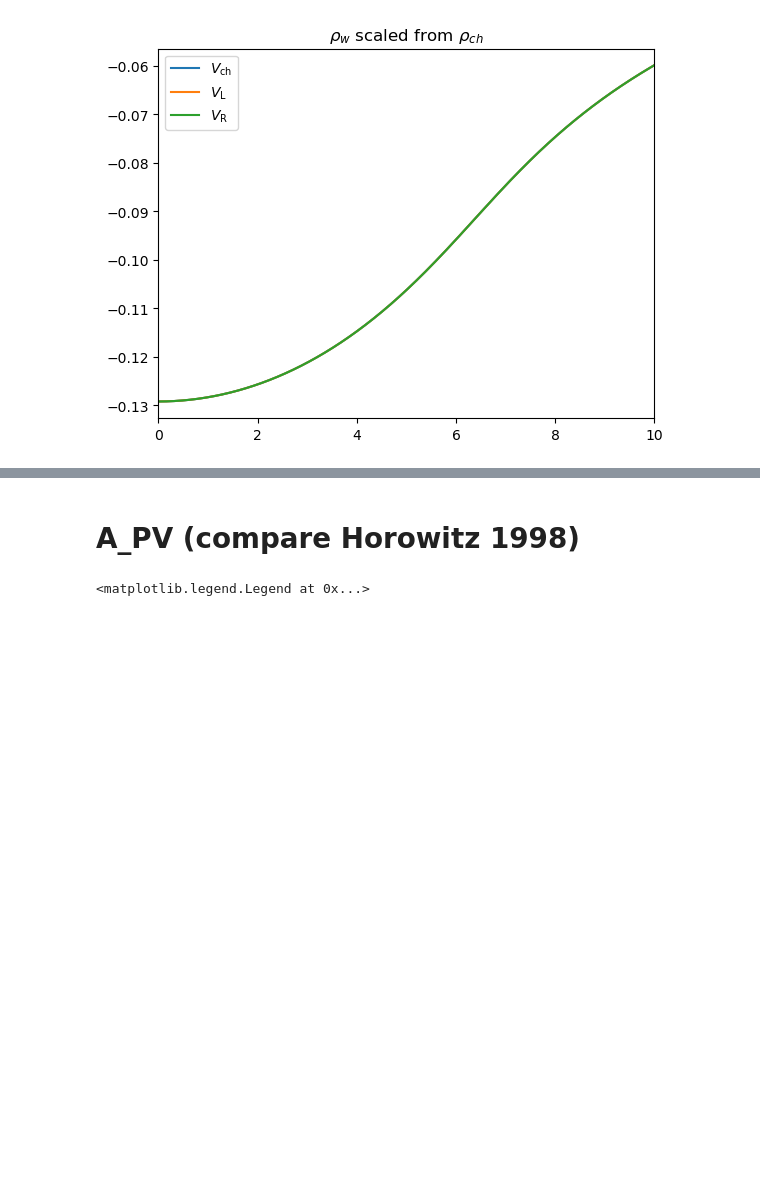
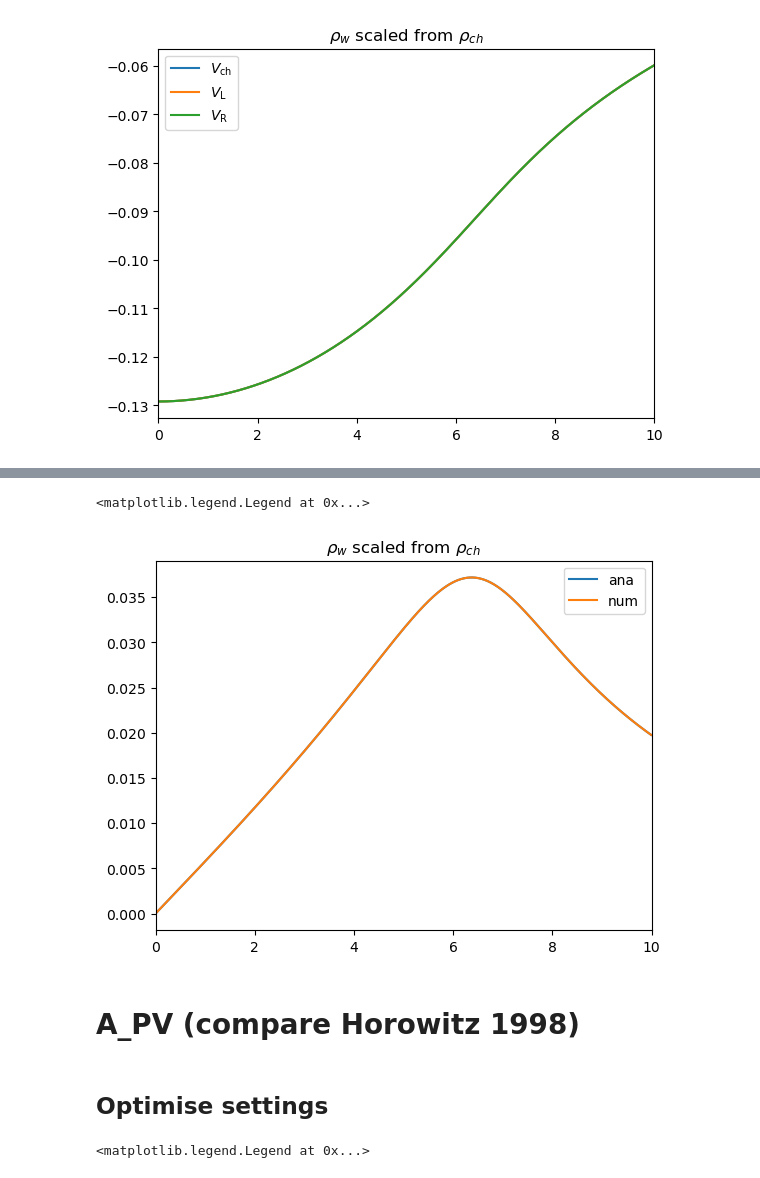
Before and after one commit to Partynumbers42/phasr, a Jupyter notebook: AsymmetryTest.ipynb, the cells around one changed output, grey strips where cells are left out. Saved outputs shown, nothing was run; the diff lists cells and outputs as text; code cells hidden in the pictures; blank space fills up the shorter version.

```diff
--- a/AsymmetryTest.ipynb
+++ b/AsymmetryTest.ipynb
@@ -96,5 +116,18 @@ plt.legend()
+# %%
+r=np.arange(1e-3,10,1e-2)
+plt.title(r'$\rho_w$ scaled from $\rho_{ch}$')
+plt.plot(r,Pb208_test1.electric_field(r),label=r'ana')
+plt.plot(r,Pb208_test1.nucleus_num.electric_field(r),label=r'num')
+plt.xlim(0,10)
+#plt.ylim(-0.13,-0.12)
+plt.legend()
+# %% [output]
+<matplotlib.legend.Legend at 0x...>
+[figure, added]
 # %% [markdown]
 # A_PV (compare Horowitz 1998)
+# %% [markdown]
+## Optimise settings
 # %%
 Pb208_ref_test = phr.nuclei.references.load_reference_nucleus(82,208)[0]
 Pb208_ref_test.weak_density = partial(weak_density_model,lam=1.00,nucleus=Pb208_ref)
```
Also changed, not shown: parts of 13 cells of this notebook, 4 other files.
